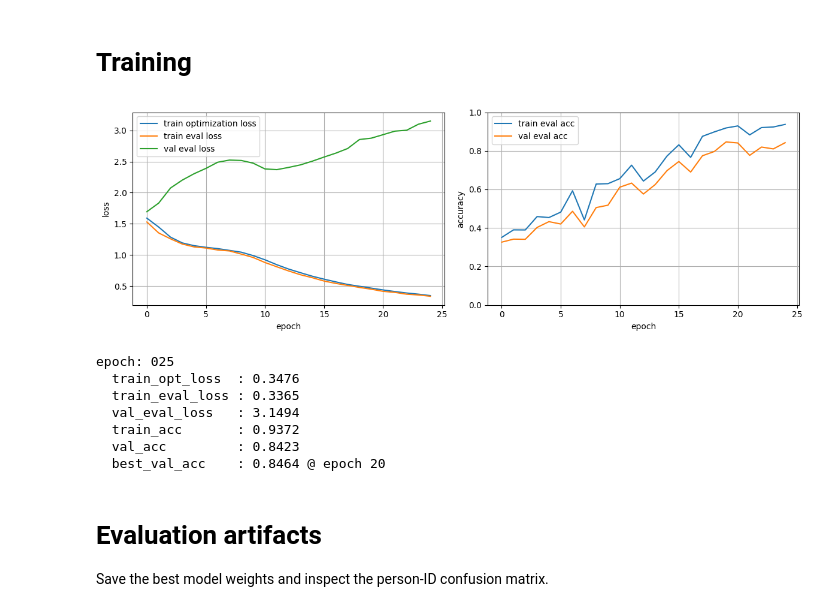
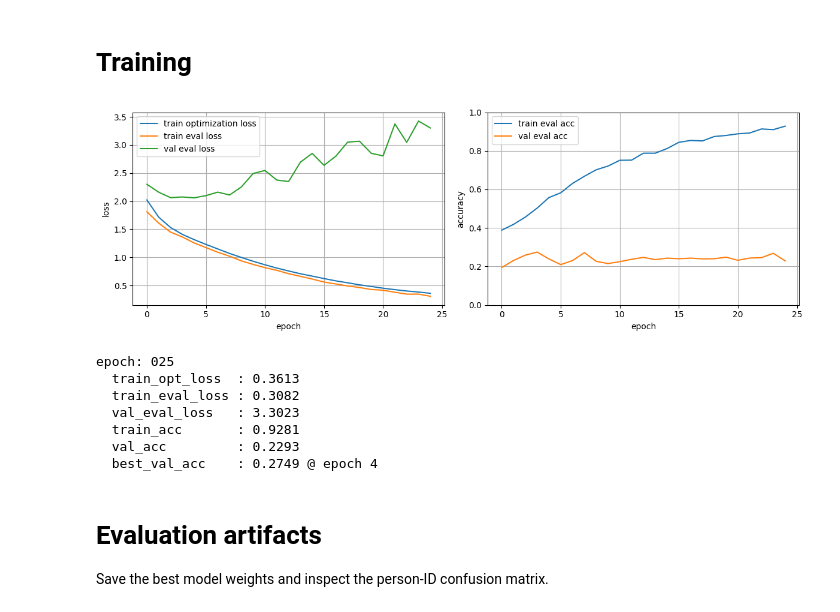
Before and after one commit to yammooo/wifi-doppler-har, a Jupyter notebook: notebooks/PI_classification.ipynb, the cells around one changed output. Saved outputs shown, nothing was run; the diff lists cells and outputs as text; code cells hidden in the pictures.

```diff
--- a/notebooks/PI_classification.ipynb
+++ b/notebooks/PI_classification.ipynb
@@ -82,12 +82,12 @@ from models.base_model import MultiAntennaModel, SingleAntennaModel
 from dataset import DopplerWindowDataset
 
 EPOCHS = 25
-RUN_NAME = "pi_5persons_same_domain_sharp_model"
+RUN_NAME = "pi_all_persons_123_train_4_test_sharp_model"
 
-PERSONS = ["p03", "p05", "p06", "p07", "p08"]
+PERSONS = ["p03", "p05", "p06", "p07", "p08", "p09", "p10", "p11", "p12", "p13"]
 
-TRAIN_SCENARIOS = ["PI-1a"]
-TEST_SCENARIOS = ["PI-1a"]
+TRAIN_SCENARIOS = ["PI-1a", "PI-2a", "PI-3a"]
+TEST_SCENARIOS = ["PI-4a"]
 
 FUSION_TYPE = "mean"
 
@@ -182,41 +182,41 @@ for epoch in range(EPOCHS):
     val_metrics = eval_with_fusion(model, val_dataloader, loss, FUSION_TYPE, device)
 
     history["train_optimization_loss"].append(train_optimization_loss)
     history["train_eval_loss"].append(train_metrics["loss"])
     history["val_eval_loss"].append(val_metrics["loss"])
 
     history["train_eval_acc"].append(train_metrics["acc"])
     history["val_eval_acc"].append(val_metrics["acc"])
 
     if val_metrics["acc"] > best_val_acc:
         best_val_acc = val_metrics["acc"]
         best_epoch = epoch + 1
         best_state = copy.deepcopy(model.state_dict())
 
 
     clear_output(wait=True)
 
     fig, axes = plot_training_curves(history)
     plt.show()
 
     print(
         f"epoch: {epoch + 1:03d}\n"
         f"  train_opt_loss  : {train_optimization_loss:.4f}\n"
         f"  train_eval_loss : {train_metrics['loss']:.4f}\n"
         f"  val_eval_loss   : {val_metrics['loss']:.4f}\n"
         f"  train_acc       : {train_metrics['acc']:.4f}\n"
         f"  val_acc         : {val_metrics['acc']:.4f}\n"
         f"  best_val_acc    : {best_val_acc:.4f} @ epoch {best_epoch}"
     )
 # %% [output]
-[figure, old version]
+[figure, new version]
 epoch: 025
-  train_opt_loss  : 0.3476
-  train_eval_loss : 0.3365
-  val_eval_loss   : 3.1494
-  train_acc       : 0.9372
-  val_acc         : 0.8423
-  best_val_acc    : 0.8464 @ epoch 20
+  train_opt_loss  : 0.3613
+  train_eval_loss : 0.3082
+  val_eval_loss   : 3.3023
+  train_acc       : 0.9281
+  val_acc         : 0.2293
+  best_val_acc    : 0.2749 @ epoch 4
 # %% [markdown]
 # Evaluation artifacts
 
```
Also changed, not shown: parts of 1 cell of this notebook, 1 other file.
